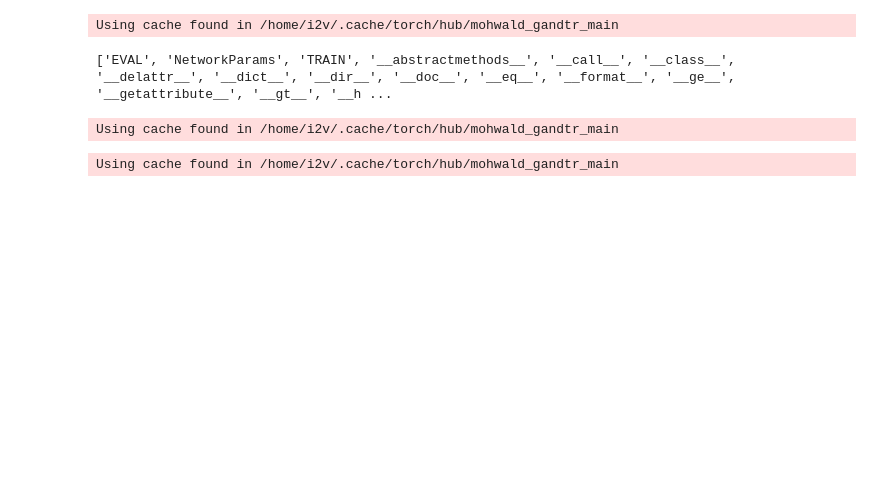
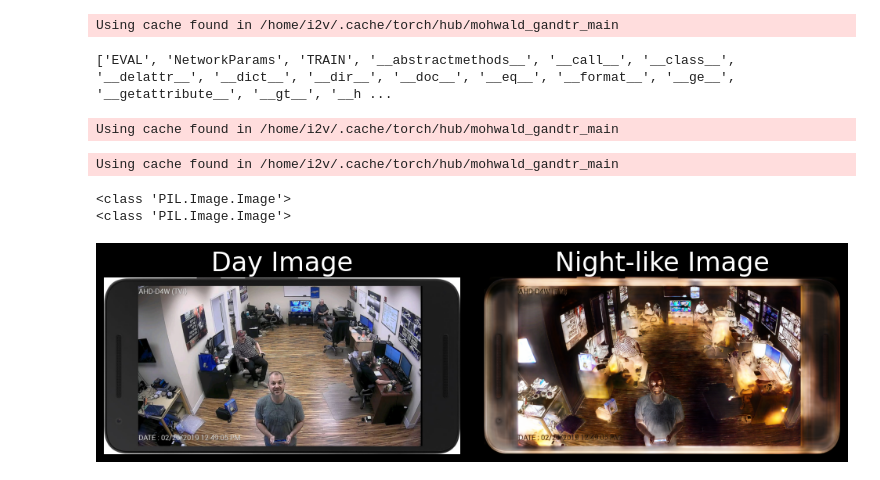
Before and after one commit to ideepankarsharma2003/gandtr, a Jupyter notebook: augment.ipynb, the cells around one changed output. Saved outputs shown, nothing was run; the diff lists cells and outputs as text; code cells hidden in the pictures; blank space fills up the shorter version.

Commit message:
add(augment): demo for vis

```diff
--- a/augment.ipynb
+++ b/augment.ipynb
@@ -69,26 +69,42 @@ def augment_day_to_night(image_path, output_path=None,
 
     return night_img
 # %%
-# Example usage:
-if __name__ == "__main__":
-    from PIL import Image
-    import matplotlib.pyplot as plt
+from PIL import Image
+import matplotlib.pyplot as plt
 
-    img_path = "assets/image.png"
-    day_img = Image.open(img_path).convert("RGB")
+img_path = "assets/image.png"
+day_img = Image.open(img_path).convert("RGB")
 
-    night_img = augment_day_to_night(
+night_img = augment_day_to_night(
         img_path,
         model_type="hedngan",
         device="cuda"  # or "cpu"
     )
-    plt.subplot(1, 2, 1)
-    plt.title("Day Image")
-    plt.imshow(day_img)
-
-    plt.subplot(1, 2, 2)
-    plt.title("Night-like Image")
-    plt.imshow(night_img)
-    plt.show()
 # %% [output]
 Using cache found in /home/i2v/.cache/torch/hub/mohwald_gandtr_main
+# %%
+print(type(day_img))
+print(type(night_img))
+# %% [output]
+<class 'PIL.Image.Image'>
+<class 'PIL.Image.Image'>
+# %%
+%matplotlib inline
+
+import numpy as np
+import matplotlib.pyplot as plt
+
+fig, axes = plt.subplots(1, 2, figsize=(10, 5))
+
+axes[0].imshow(np.asarray(day_img.convert("RGB")))
+axes[0].set_title("Day Image")
+axes[0].axis("off")
+
+axes[1].imshow(np.asarray(night_img.convert("RGB")))
+axes[1].set_title("Night-like Image")
+axes[1].axis("off")
+
+fig.tight_layout()
+plt.show()
+# %% [output]
+[figure, added]
```
